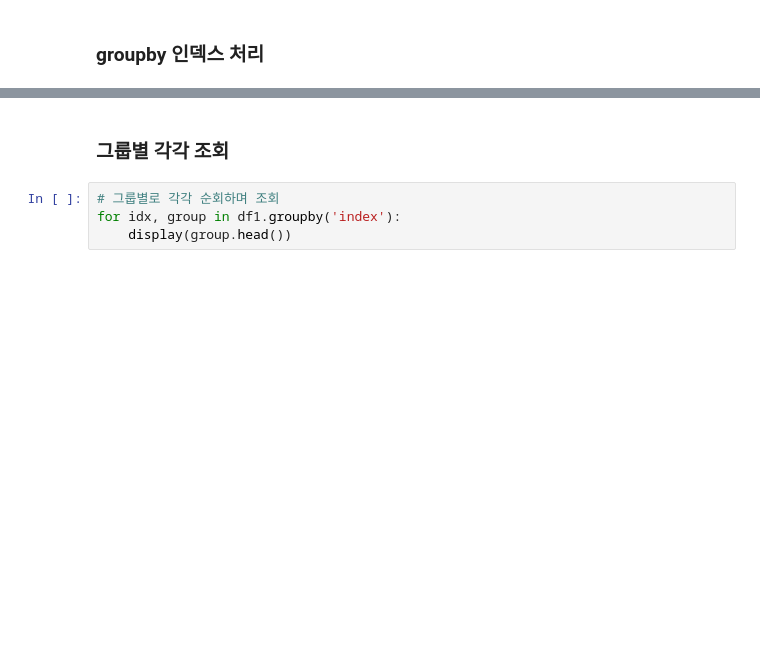
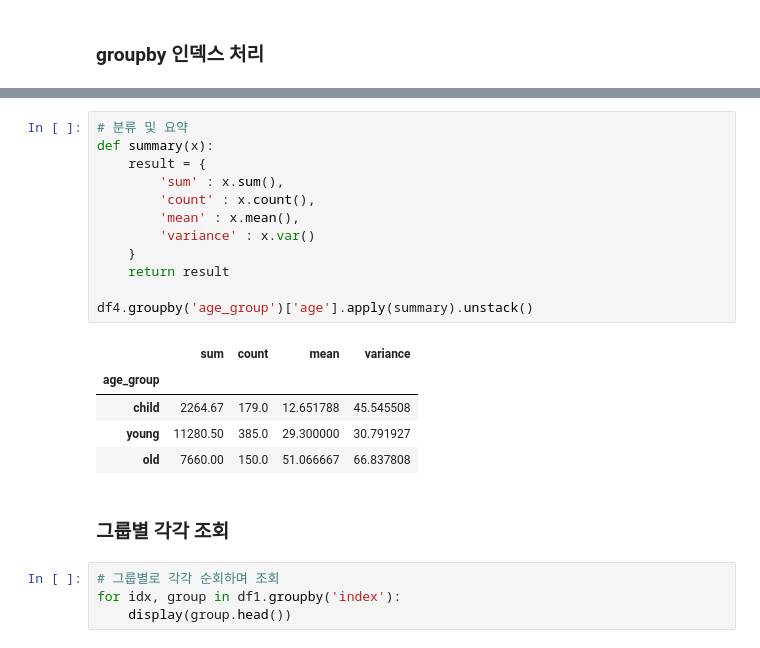
Before and after one commit to fairydragon4/fairydragon4, a Jupyter notebook: 03-6. Pandas 그룹.ipynb, the cells around one changed output, grey strips where cells are left out. Cells and saved outputs as stored; diff of their text form; blank space fills up the shorter version.

```diff
--- a/03-6. Pandas 그룹.ipynb
+++ b/03-6. Pandas 그룹.ipynb
@@ -287,3 +355,21 @@ df3.groupby('index', dropna=False).mean()
+# %%
+# 분류 및 요약
+def summary(x):
+    result = {
+        'sum' : x.sum(),
+        'count' : x.count(),
+        'mean' : x.mean(),
+        'variance' : x.var()
+    }
+    return result
+
+df4.groupby('age_group')['age'].apply(summary).unstack()
+# %% [output]
+|  | sum | count | mean | variance |
+| age_group |  |  |  |  |
+| child | 2264.67 | 179.0 | 12.651788 | 45.545508 |
+| young | 11280.50 | 385.0 | 29.300000 | 30.791927 |
+| old | 7660.00 | 150.0 | 51.066667 | 66.837808 |
 # %% [markdown]
 ### 그룹별 각각 조회
 # %%
```
Also changed, not shown: parts of 28 cells of this notebook.
